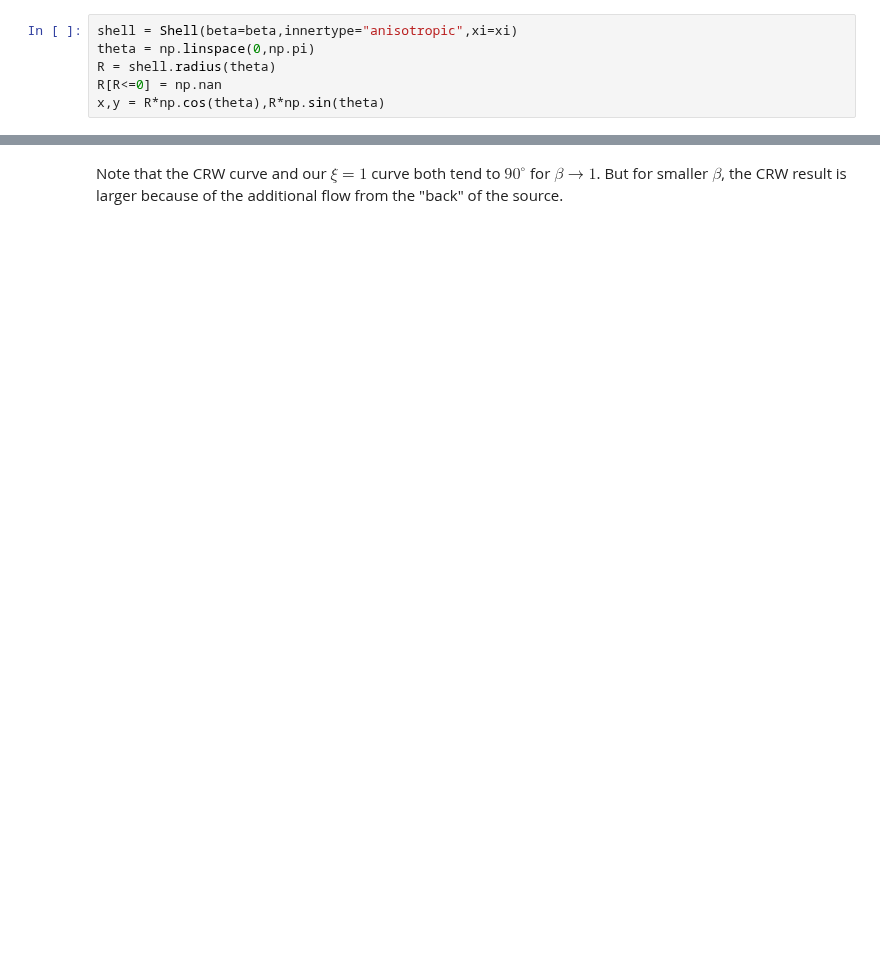
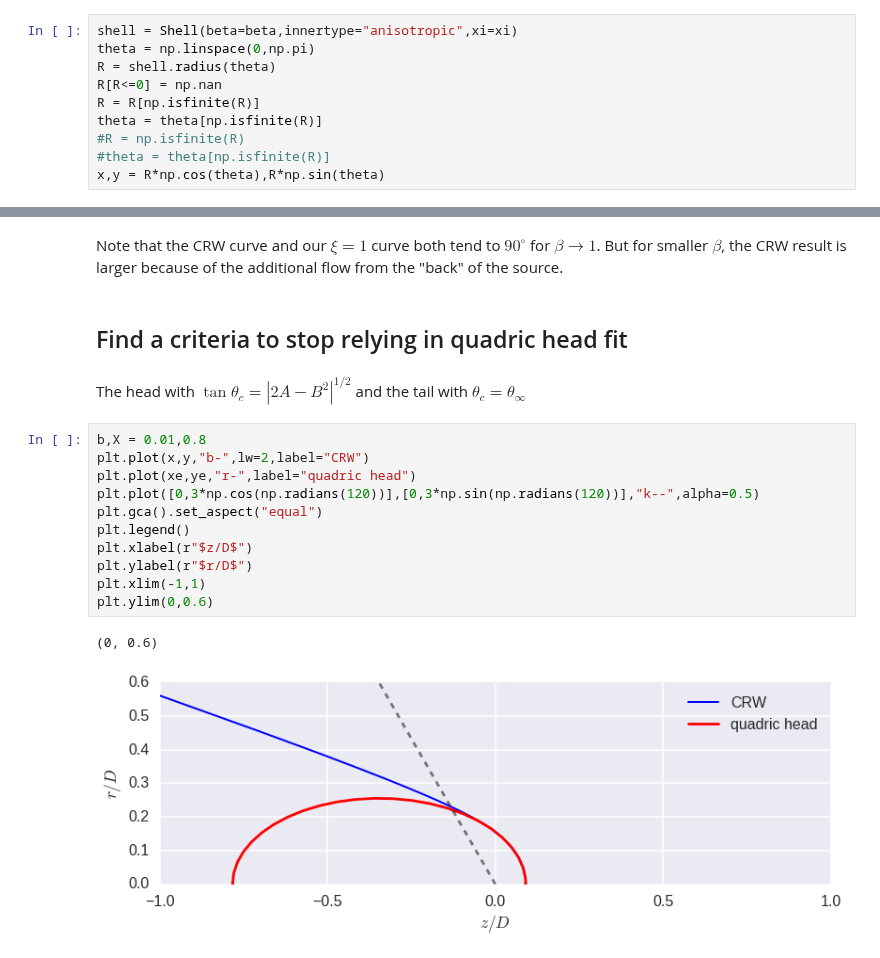
Before and after one commit to will-henney/bowshock-shape, a Jupyter notebook: CRW-shapes/t_infty-analysis.ipynb, the cells around one changed output, grey strips where cells are left out. Cells and saved outputs as stored; diff of their text form; blank space fills up the shorter version.

Commit message:
Performed analysis to find the maximum inclination

```diff
--- a/CRW-shapes/t_infty-analysis.ipynb
+++ b/CRW-shapes/t_infty-analysis.ipynb
@@ -23,6 +23,10 @@ shell = Shell(beta=beta,innertype="anisotropic",xi=xi)
 theta = np.linspace(0,np.pi)
 R = shell.radius(theta)
 R[R<=0] = np.nan
+R = R[np.isfinite(R)]
+theta = theta[np.isfinite(R)]
+#R = np.isfinite(R)
+#theta = theta[np.isfinite(R)]
 x,y = R*np.cos(theta),R*np.sin(theta)
 # %%
 sns.set_context("poster")
@@ -185,3 +189,21 @@ ax.set_xscale('log')
 [figure]
 # %% [markdown]
 Note that the CRW curve and our $\xi = 1$ curve both tend to $90^\circ$ for $\beta \to 1$. But for smaller $\beta$, the CRW result is larger because of the additional flow from the "back" of the source.
+# %% [markdown]
+## Find a criteria to stop relying in quadric head fit
+# %% [markdown]
+The head with $\tan\theta_c = |2A-B^2|^{1/2}$ and the tail with $\theta_c=\theta_\infty$
+# %%
+b,X = 0.01,0.8
+plt.plot(x,y,"b-",lw=2,label="CRW")
+plt.plot(xe,ye,"r-",label="quadric head")
+plt.plot([0,3*np.cos(np.radians(120))],[0,3*np.sin(np.radians(120))],"k--",alpha=0.5)
+plt.gca().set_aspect("equal")
+plt.legend()
+plt.xlabel(r"$z/D$")
+plt.ylabel(r"$r/D$")
+plt.xlim(-1,1)
+plt.ylim(0,0.6)
+# %% [output]
+(0, 0.6)
+[figure, added]
```
Also changed, not shown: parts of 3 cells of this notebook.
